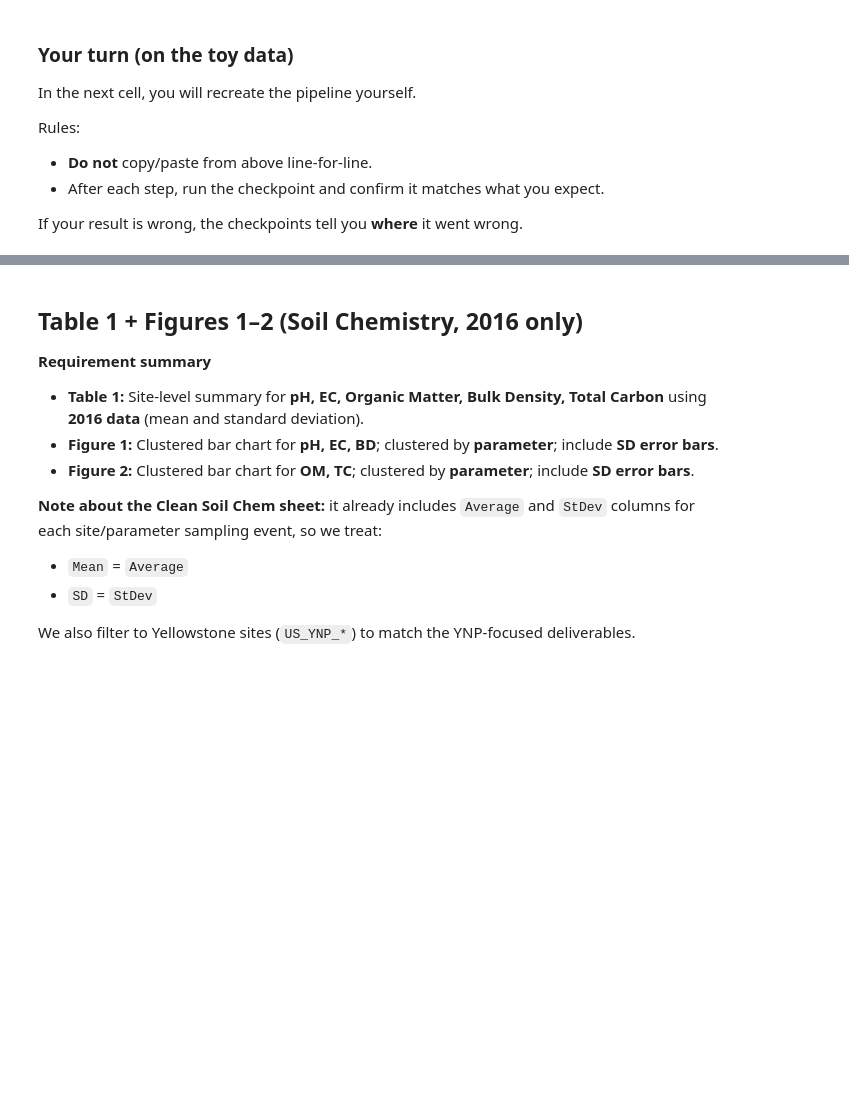
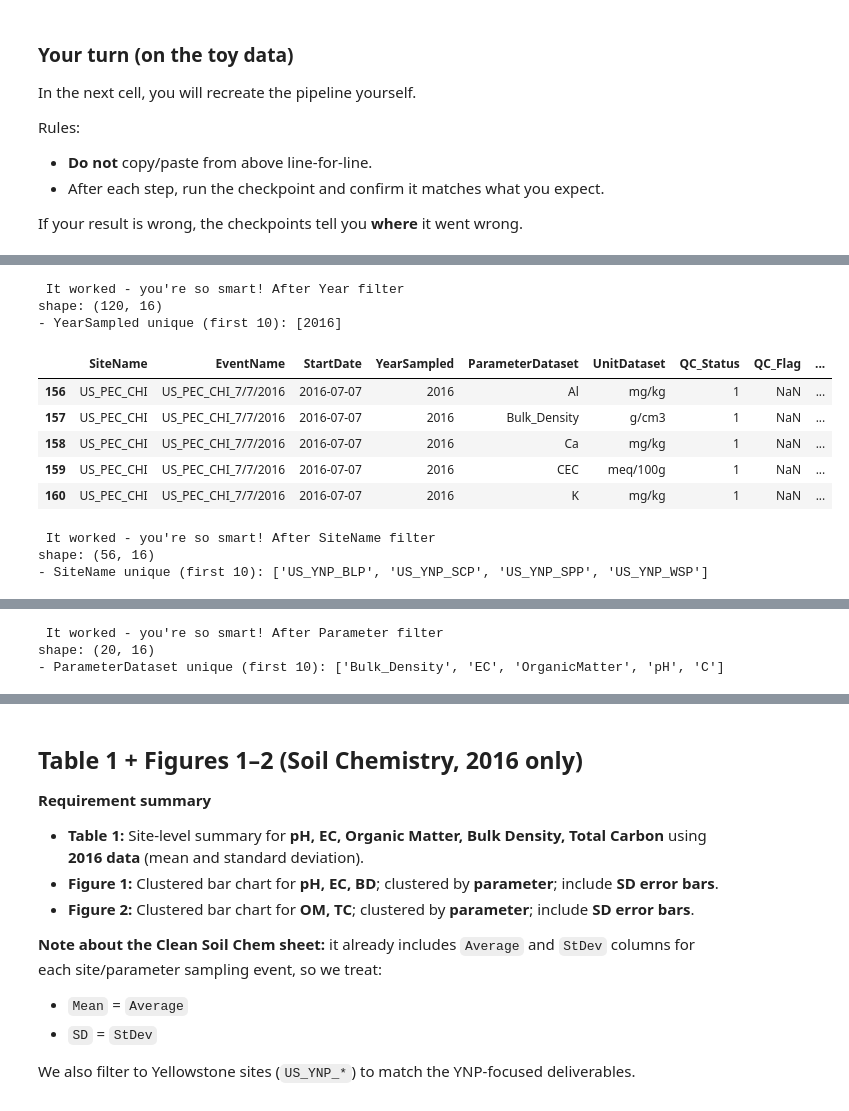
Before and after one commit to joshlemonte/EarthDataViz, a Jupyter notebook: YNP_CaseStudy_StudentStarter_v2.ipynb, the cells around one changed output, grey strips where cells are left out. Cells and saved outputs as stored; diff of their text form; code cells hidden in the pictures; blank space fills up the shorter version.

```diff
--- a/YNP_CaseStudy_StudentStarter_v2.ipynb
+++ b/YNP_CaseStudy_StudentStarter_v2.ipynb
@@ -287,37 +375,57 @@ assert (toy2_final["Mean"].dtype.kind in "fi") and (toy2_final["SD"].dtype.kind
 
 # Copy the parameter map here so you can reuse it in later cells
 PARAM_MAP = {
     "pH": "pH",
     "EC": "EC",
     "OrganicMatter": "Organic Matter",
     "Bulk_Density": "Bulk Density",
     "C": "Total Carbon",
 }
 
 # TODO: Create a filtered DataFrame called soil2016 with ONLY:
 # - YearSampled == 2016
 # - Yellowstone sites (SiteName contains "YNP")
 # - Parameters in PARAM_MAP (use .isin)
 #
 # TIP: Do it as 3–4 short filters, and run checkpoint() after each one.
 
-# soil2016 = soil_df.copy()
-# soil2016 = ...
-# checkpoint("After Year filter", soil2016, cols=["YearSampled"])
-# soil2016 = ...
-# checkpoint("After SiteName filter", soil2016, cols=["SiteName"])
-# soil2016 = ...
-# checkpoint("After Parameter filter", soil2016, cols=["ParameterDataset"])
+soil2016 = soil_df.copy()
+
+# 2016 filter
+soil2016 = soil2016[soil2016["YearSampled"] == 2016]
+checkpoint("After Year filter", soil2016, cols=["YearSampled"])
+
+# YNP filter
+soil2016 = soil2016[soil2016["SiteName"].astype(str).str.contains("YNP")]
+checkpoint("After SiteName filter", soil2016, cols=["SiteName"])
+
+# Parameter filter
+soil2016 = soil2016[soil2016["ParameterDataset"].isin(PARAM_MAP.keys())]
+checkpoint("After Parameter filter", soil2016, cols=["ParameterDataset"])
+
 
 # TODO: Add derived columns:
 # - Parameter (mapped from ParameterDataset)
 # - Mean (numeric from Average)
 # - SD (numeric from StDev)
 #
 # soil2016["Parameter"] = ...
 # soil2016["Mean"] = ...
 # soil2016["SD"]   = ...
 # checkpoint("After mapping + numeric conversion", soil2016, cols=["Parameter","Mean","SD"])
 
 # Preview the final minimal columns
 # soil2016[["SiteName","Parameter","Mean","SD"]].head()
+# %% [output]
+ It worked - you're so smart! After Year filter
+shape: (120, 16)
+- YearSampled unique (first 10): [2016]
+|  | SiteName | EventName | StartDate | YearSampled | ParameterDataset | UnitDataset | QC_Status | QC_Flag | ... |
+| 156 | US_PEC_CHI | US_PEC_CHI_7/7/2016 | 2016-07-07 | 2016 | Al | mg/kg | 1 | NaN | ... |
+| 157 | US_PEC_CHI | US_PEC_CHI_7/7/2016 | 2016-07-07 | 2016 | Bulk_Density | g/cm3 | 1 | NaN | ... |
+| 158 | US_PEC_CHI | US_PEC_CHI_7/7/2016 | 2016-07-07 | 2016 | Ca | mg/kg | 1 | NaN | ... |
+| 159 | US_PEC_CHI | US_PEC_CHI_7/7/2016 | 2016-07-07 | 2016 | CEC | meq/100g | 1 | NaN | ... |
+| 160 | US_PEC_CHI | US_PEC_CHI_7/7/2016 | 2016-07-07 | 2016 | K | mg/kg | 1 | NaN | ... |
+ It worked - you're so smart! After SiteName filter
+shape: (56, 16)
+- SiteName unique (first 10): ['US_YNP_BLP', 'US_YNP_SCP', 'US_YNP_SPP', 'US_YNP_WSP']
@@ -323,0 +438,3 @@ PARAM_MAP = {
+ It worked - you're so smart! After Parameter filter
+shape: (20, 16)
+- ParameterDataset unique (first 10): ['Bulk_Density', 'EC', 'OrganicMatter', 'pH', 'C']
```
Also changed, not shown: parts of 8 cells of this notebook.
